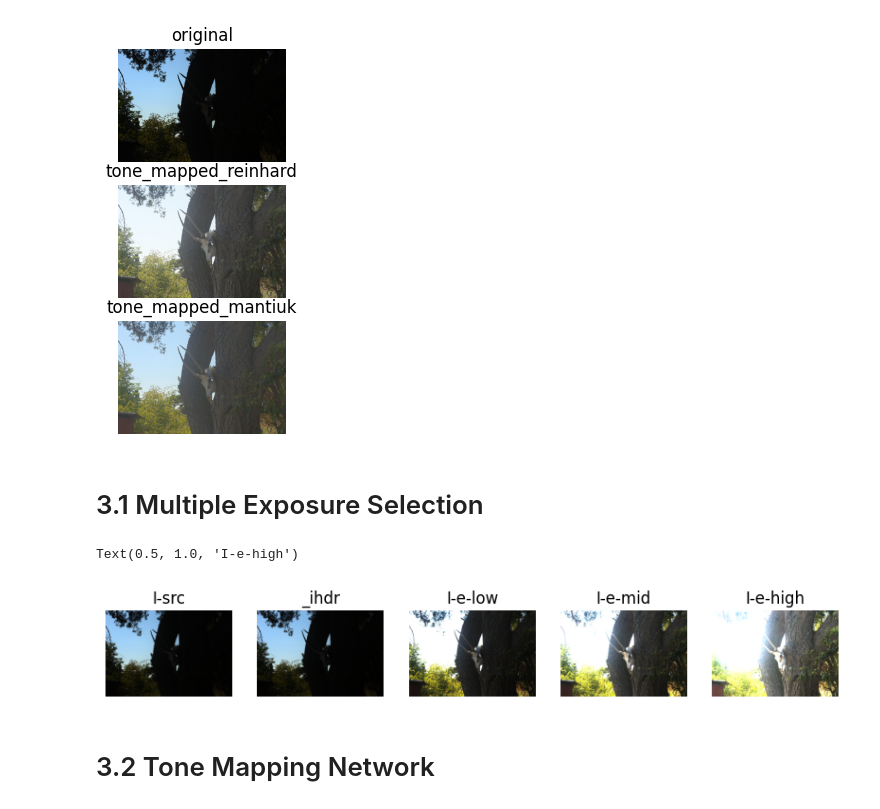
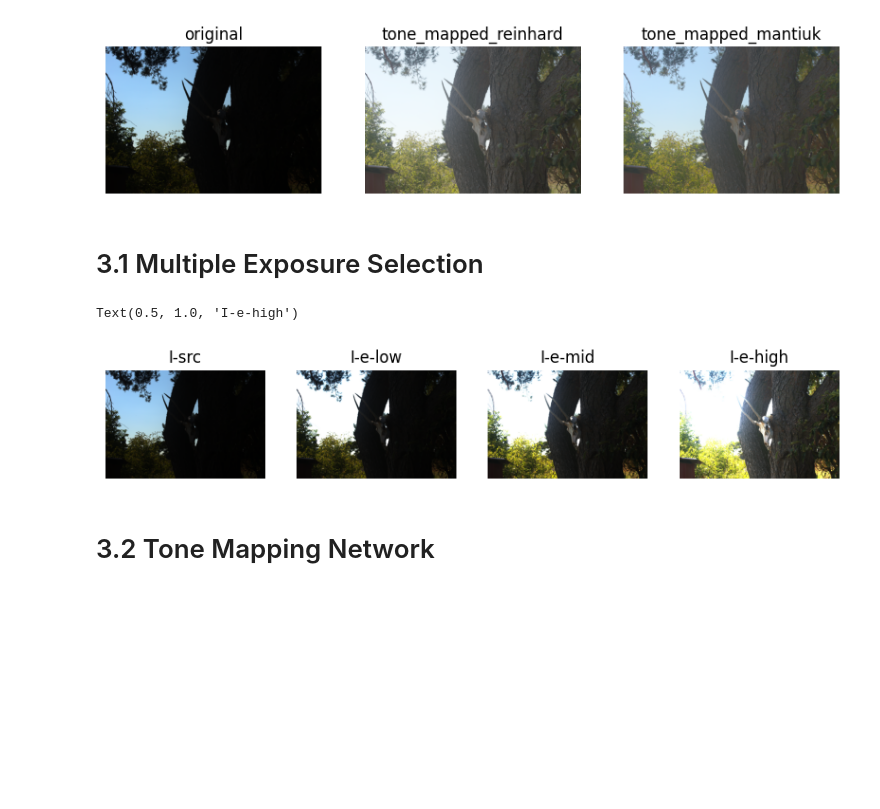
Before and after one commit to twezowic/SIGK, a Jupyter notebook: lab2/note.ipynb, the cells around one changed output. Cells and saved outputs as stored; diff of their text form; code cells hidden in the pictures; blank space fills up the shorter version.

```diff
--- a/lab2/note.ipynb
+++ b/lab2/note.ipynb
@@ -43,16 +46,18 @@ def evaluate_image(image: np.ndarray) -> float:
     return metric.score(img=image)
 
 def fix_colors(img):
-    img = np.clip(img / np.max(img), 0, 1)
     return cv2.cvtColor(img, cv2.COLOR_BGR2RGB)
+
+def clip(img):
+    return np.clip(img / np.max(img), 0, 1)
 # %%
 image = read_exr(im_path=FILE_PATH)
 tone_mapped_reinhard = tone_map_reinhard(image)
 tone_mapped_mantiuk = tone_map_mantiuk(image)
 
-fig, axes = plt.subplots(3, 1, figsize=(10, 5))
+fig, axes = plt.subplots(1, 3, figsize=(10, 5))
 
-axes[0].imshow(fix_colors(image))
+axes[0].imshow(fix_colors(clip(image)))
 axes[0].axis('off')
 axes[0].set_title("original")
 
@@ -72,3 +77,3 @@ tone_mapped_mantiuk 28.249648504374562
-[figure, old version]
+[figure, new version]
 # %% [markdown]
 # 3.1 Multiple Exposure Selection
@@ -83,28 +107,30 @@ image_hdr = normalize(image)
 # %%
-fig, axes = plt.subplots(1, 5, figsize=(10, 10))
+def normalize(img):
+    return img * (0.5 / np.mean(img))
 
-axes[0].imshow(fix_colors(image))
+img_low, img_mid, img_high = exposures(torch.from_numpy(normalize(image)))
+
+fig, axes = plt.subplots(1, 4, figsize=(10, 10))
+
+axes[0].imshow(fix_colors(normalize(image)))
 axes[0].axis('off')
 axes[0].set_title("I-src")
 
-axes[1].imshow(fix_colors(image_hdr))
+
+axes[1].imshow(fix_colors(img_low.detach().cpu().numpy()))
 axes[1].axis('off')
-axes[1].set_title("I_hdr")
+axes[1].set_title("I-e-low")
 
-axes[2].imshow(fix_colors(exposure(image_hdr, 1)))
+axes[2].imshow(fix_colors(img_mid.detach().cpu().numpy()))
 axes[2].axis('off')
-axes[2].set_title("I-e-low")
+axes[2].set_title("I-e-mid")
 
-axes[3].imshow(fix_colors(exposure(image_hdr, 2)))
+axes[3].imshow(fix_colors(img_high.detach().cpu().numpy()))
 axes[3].axis('off')
-axes[3].set_title("I-e-mid")
-
-axes[4].imshow(fix_colors(exposure(image_hdr, 3)))
-axes[4].axis('off')
-axes[4].set_title("I-e-high")
+axes[3].set_title("I-e-high")
 # %% [output]
 Text(0.5, 1.0, 'I-e-high')
-[figure, old version]
+[figure, new version]
 # %% [markdown]
 # 3.2 Tone Mapping Network
 # %%
```
Also changed, not shown: parts of 19 cells of this notebook, 5 other files.
